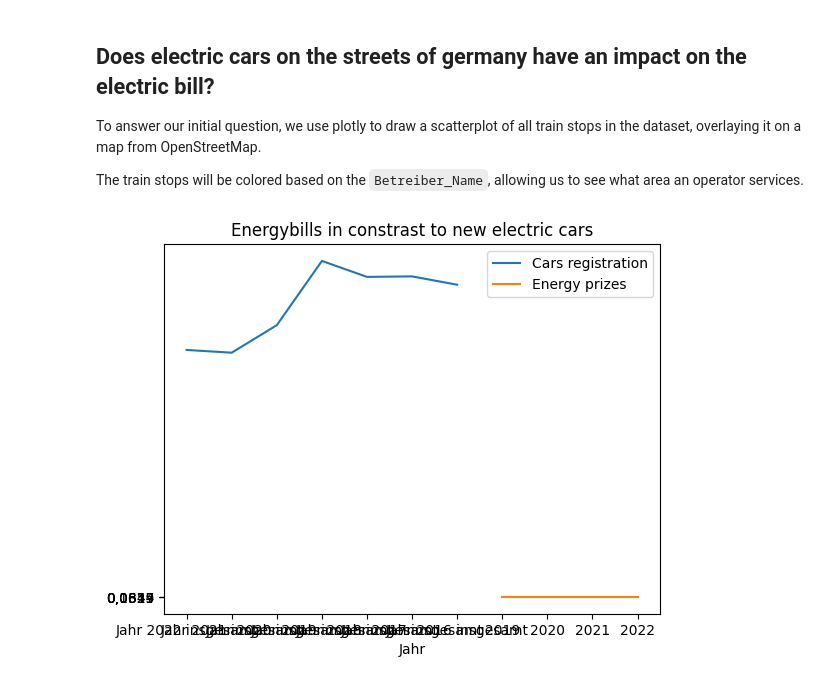
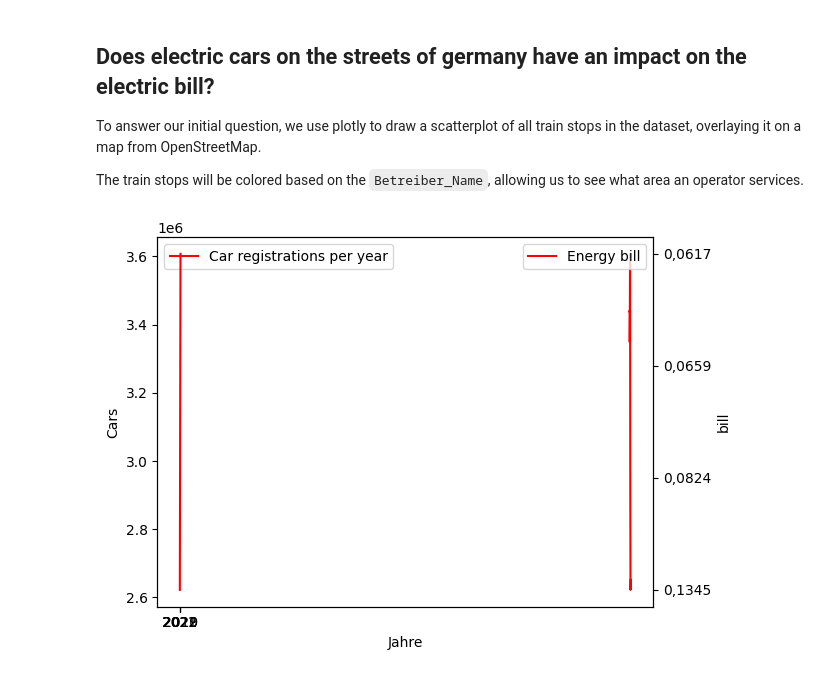
Before and after one commit to CarstenSchmotz/2023-AMSE-cs, a Jupyter notebook: report.ipynb, the cells around one changed output. Cells and saved outputs as stored; diff of their text form; code cells hidden in the pictures.

```diff
--- a/report.ipynb
+++ b/report.ipynb
@@ -71,41 +71,41 @@ df1 = pd.read_sql_query(cars_axes, conn)
 df2 = pd.read_sql_query(prize_axes, conn)
 conn.close()
 
-x1 = df1['Monat']
+x1 = ['2022','2021','2020','2019','2018','2017','2016']#df1['Monat']
 x2 = df2['Jahr']
 y1 = df1['Insgesamt']
 y2 = df2['Insgesamt']
 
 fig, ax1= plt.subplots()
 
-ax1.plot(x1,y1,'r-',lable='Car registrations per year')
+ax1.plot(x1,y1,'r-',label='Car registrations per year')
 ax1.set_xlabel('Jahre')
 ax1.set_ylabel('Cars')
 ax1.legend()
 
 
 ax2 = ax1.twinx()
 
-ax1.plot(x2,y2,'r-',lable='Energy bill')
-ax1.set_xlabel('Jahre')
-ax1.set_ylabel('bill')
-ax1.legend()
+ax2.plot(x2,y2,'r-',label='Energy bill')
+#ax2.set_xlabel('Jahre')
+ax2.set_ylabel('bill')
+ax2.legend()
 
 
 #works but dont look good
 #plt.plot(x1,y1,label='Cars registration')
 #plt.plot(x2,y2,label='Energy prizes')
 
 #plt.plot(cars_axes['Monat'], cars_axes['Insgesamt'], label = 'Car Registration')
 #plt.plot([1,2,3,4], [0.6, 0.5,0.7,0.8], label = 'Energy bills')
 #prize_axes['Haushalte']
-plt.xlabel('Jahr')
+#plt.xlabel('Jahr')
 #plt.ylabel('')
 
-plt.title('Energybills in constrast to new electric cars')
+#plt.title('Energybills in constrast to new electric cars')
 
-plt.legend()
+#plt.legend()
 
 plt.show()
 # %% [output]
-[figure, old version]
+[figure, new version]
```
